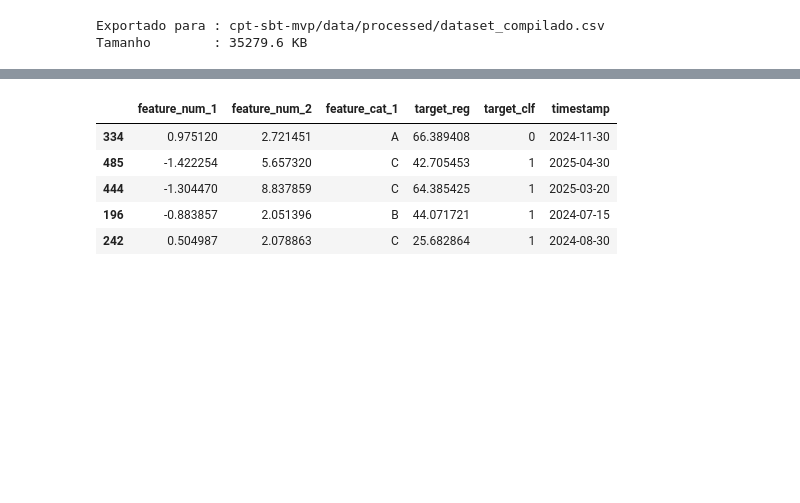
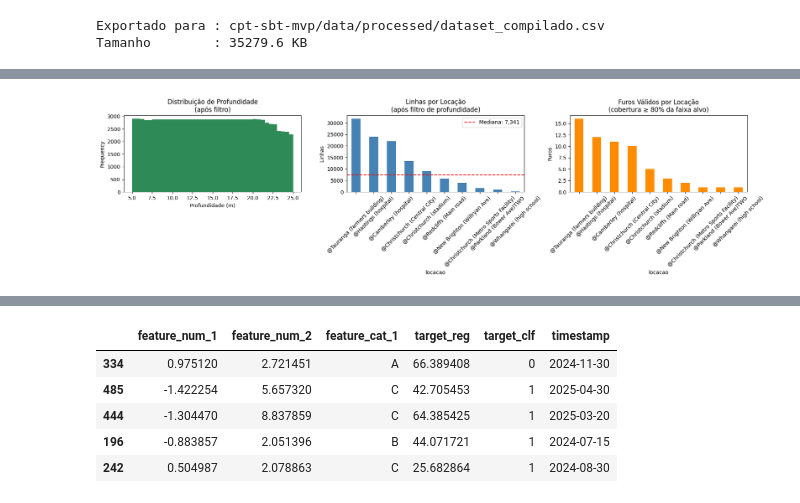
Before and after one commit to felipebrsm/PUC_Sprint_1_ML-FBRSM, a Jupyter notebook: notebook/MVP_FBRSM_PUC.ipynb, the cells around one changed output, grey strips where cells are left out. Drawn from its saved outputs; the diff is of its cells as text; code cells hidden in the pictures; blank space fills up the shorter version.

```diff
--- a/notebook/MVP_FBRSM_PUC.ipynb
+++ b/notebook/MVP_FBRSM_PUC.ipynb
@@ -470,0 +355,79 @@ HTTPError: HTTP Error 404: Not Found
+# %%
+# ─── PARÂMETROS AJUSTÁVEIS ────────────────────────────────────────────
+PROF_MIN      = 5.0
+PROF_MAX      = 25.0
+COBERTURA_MIN = 0.80   # furo precisa cobrir ao menos 80% da faixa alvo
+# ──────────────────────────────────────────────────────────────────────
+
+# Passo 1 — identifica furos que cobrem a faixa alvo
+furo_stats = (
+    df.groupby(['locacao', 'ensaio'])['depth']
+      .agg(['min', 'max'])
+      .reset_index()
+)
+
+faixa_alvo              = PROF_MAX - PROF_MIN
+furo_stats['cobertura'] = (
+    (furo_stats['max'].clip(upper=PROF_MAX) - furo_stats['min'].clip(lower=PROF_MIN))
+    / faixa_alvo
+)
+
+furos_validos = furo_stats[furo_stats['cobertura'] >= COBERTURA_MIN][['locacao', 'ensaio']]
+
+# Passo 2 — filtra profundidade e furos válidos
+df_filtrado = (
+    df.merge(furos_validos, on=['locacao', 'ensaio'])
+      .query('@PROF_MIN <= depth <= @PROF_MAX')
+      .copy()
+)
+
+linhas_por_locacao = df_filtrado.groupby('locacao').size()
+
+print(f'Furos originais          : {df[["locacao","ensaio"]].drop_duplicates().shape[0]}')
+print(f'Furos válidos            : {len(furos_validos)}')
+print(f'Linhas antes do filtro   : {len(df):,}')
+print(f'Linhas após filtro       : {len(df_filtrado):,}')
+print(f'\nEstatísticas por locação:')
+print(f'  Máximo  : {linhas_por_locacao.max():,}')
+print(f'  Mínimo  : {linhas_por_locacao.min():,}')
+print(f'  Mediana : {int(linhas_por_locacao.median()):,}')
+print(f'  Desvio  : {linhas_por_locacao.std():.0f}')
+print(f'  Razão max/min : {linhas_por_locacao.max()/linhas_por_locacao.min():.2f}x')
+
+# Passo 3 — visualização
+fig, axes = plt.subplots(1, 3, figsize=(18, 5))
+
+# Distribuição de profundidade
+df_filtrado['depth'].plot(
+    kind='hist',
+    bins=np.arange(PROF_MIN, PROF_MAX + 0.5, 0.5),
+    ax=axes[0], color='seagreen'
+)
+axes[0].set_title('Distribuição de Profundidade\n(após filtro)')
+axes[0].set_xlabel('Profundidade (m)')
+
+# Linhas por locação
+linhas_por_locacao.sort_values(ascending=False).plot(
+    kind='bar', ax=axes[1], color='steelblue'
+)
+axes[1].axhline(
+    y=int(linhas_por_locacao.median()),
+    color='red', linestyle='--',
+    label=f'Mediana: {int(linhas_por_locacao.median()):,}'
+)
+axes[1].set_title('Linhas por Locação\n(após filtro de profundidade)')
+axes[1].set_ylabel('Linhas')
+axes[1].tick_params(axis='x', rotation=45)
+axes[1].legend()
+
+# Furos válidos por locação
+df_filtrado.groupby('locacao')['ensaio'].nunique().sort_values(ascending=False).plot(
+    kind='bar', ax=axes[2], color='darkorange'
+)
+axes[2].set_title('Furos Válidos por Locação\n(cobertura ≥ 80% da faixa alvo)')
+axes[2].set_ylabel('Furos')
+axes[2].tick_params(axis='x', rotation=45)
+
+plt.tight_layout()
+plt.show()
+# %% [output]
@@ -470,0 +445 @@ HTTPError: HTTP Error 404: Not Found
+[figure, added]
```
Also changed, not shown: parts of 31 cells of this notebook.
